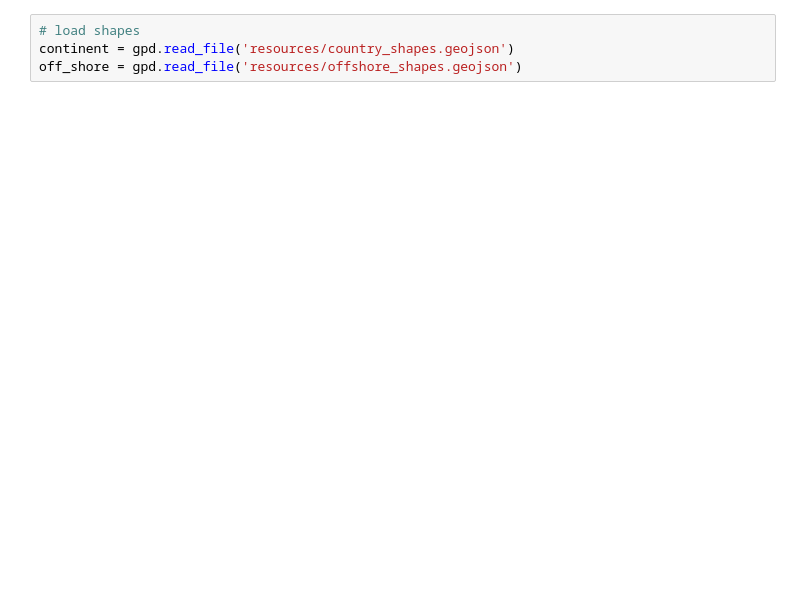
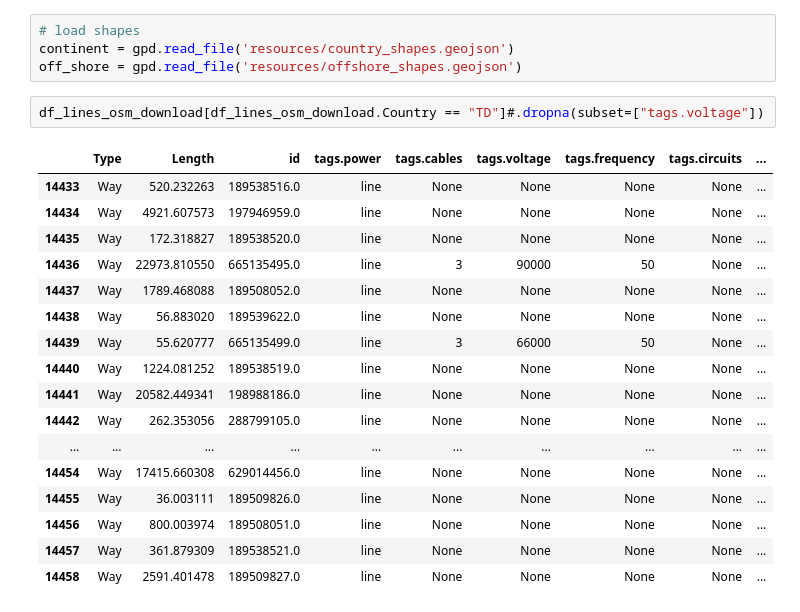
Before and after one commit to pypsa-meets-earth/pypsa-africa-hackathon, a Jupyter notebook: notebooks/build_bus_regions_verifybuseslines.ipynb, the cells around one changed output. Saved outputs shown, nothing was run; the diff lists cells and outputs as text; blank space fills up the shorter version.

```diff
--- a/notebooks/build_bus_regions_verifybuseslines.ipynb
+++ b/notebooks/build_bus_regions_verifybuseslines.ipynb
@@ -23,6 +23,26 @@ Had to go 0 folder(s) up.
 # load shapes
 continent = gpd.read_file('resources/country_shapes.geojson')
 off_shore = gpd.read_file('resources/offshore_shapes.geojson')
+# %%
+df_lines_osm_download[df_lines_osm_download.Country == "TD"]#.dropna(subset=["tags.voltage"])
+# %% [output]
+|  | Type | Length | id | tags.power | tags.cables | tags.voltage | tags.frequency | tags.circuits | ... |
+| 14433 | Way | 520.232263 | 189538516.0 | line | None | None | None | None | ... |
+| 14434 | Way | 4921.607573 | 197946959.0 | line | None | None | None | None | ... |
+| 14435 | Way | 172.318827 | 189538520.0 | line | None | None | None | None | ... |
+| 14436 | Way | 22973.810550 | 665135495.0 | line | 3 | 90000 | 50 | None | ... |
+| 14437 | Way | 1789.468088 | 189508052.0 | line | None | None | None | None | ... |
+| 14438 | Way | 56.883020 | 189539622.0 | line | None | None | None | None | ... |
+| 14439 | Way | 55.620777 | 665135499.0 | line | 3 | 66000 | 50 | None | ... |
+| 14440 | Way | 1224.081252 | 189538519.0 | line | None | None | None | None | ... |
+| 14441 | Way | 20582.449341 | 198988186.0 | line | None | None | None | None | ... |
+| 14442 | Way | 262.353056 | 288799105.0 | line | None | None | None | None | ... |
+| ... | ... | ... | ... | ... | ... | ... | ... | ... | ... |
+| 14454 | Way | 17415.660308 | 629014456.0 | line | None | None | None | None | ... |
+| 14455 | Way | 36.003111 | 189509826.0 | line | None | None | None | None | ... |
+| 14456 | Way | 800.003974 | 189508051.0 | line | None | None | None | None | ... |
+| 14457 | Way | 361.879309 | 189538521.0 | line | None | None | None | None | ... |
+| 14458 | Way | 2591.401478 | 189509827.0 | line | None | None | None | None | ... |
 # %%
 # plot output download_osm_data
 df_substations_osm_download = gpd.read_file(os.getcwd()+"/data/raw/africa_all_raw_substations.geojson")
```
Also changed, not shown: parts of 8 cells of this notebook, 4 other files.
